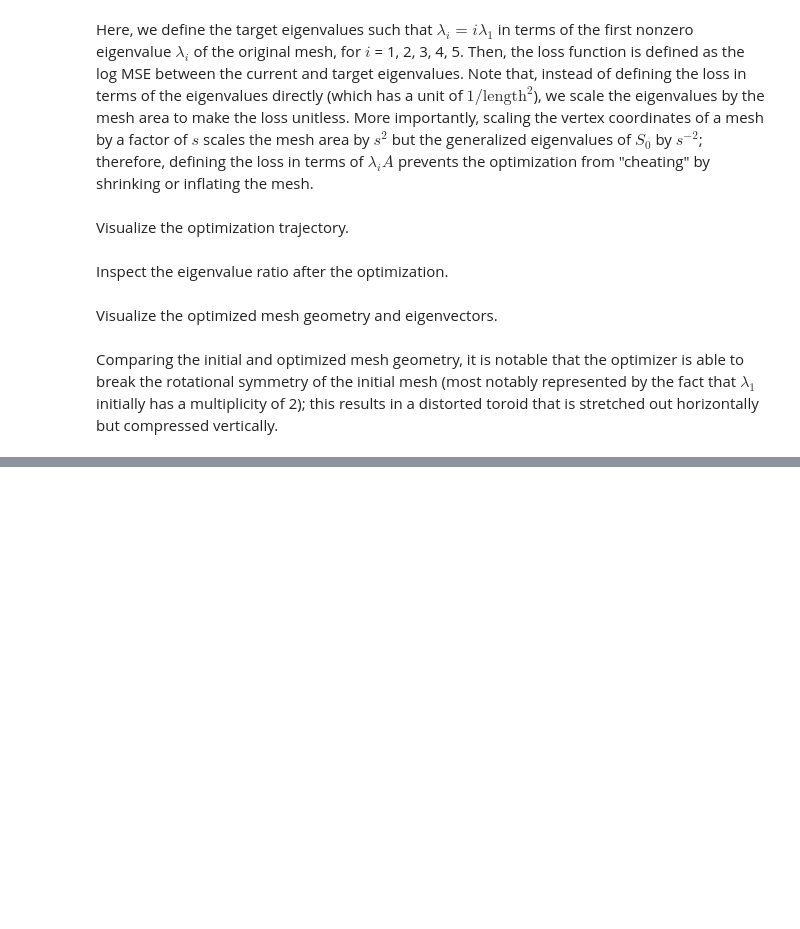
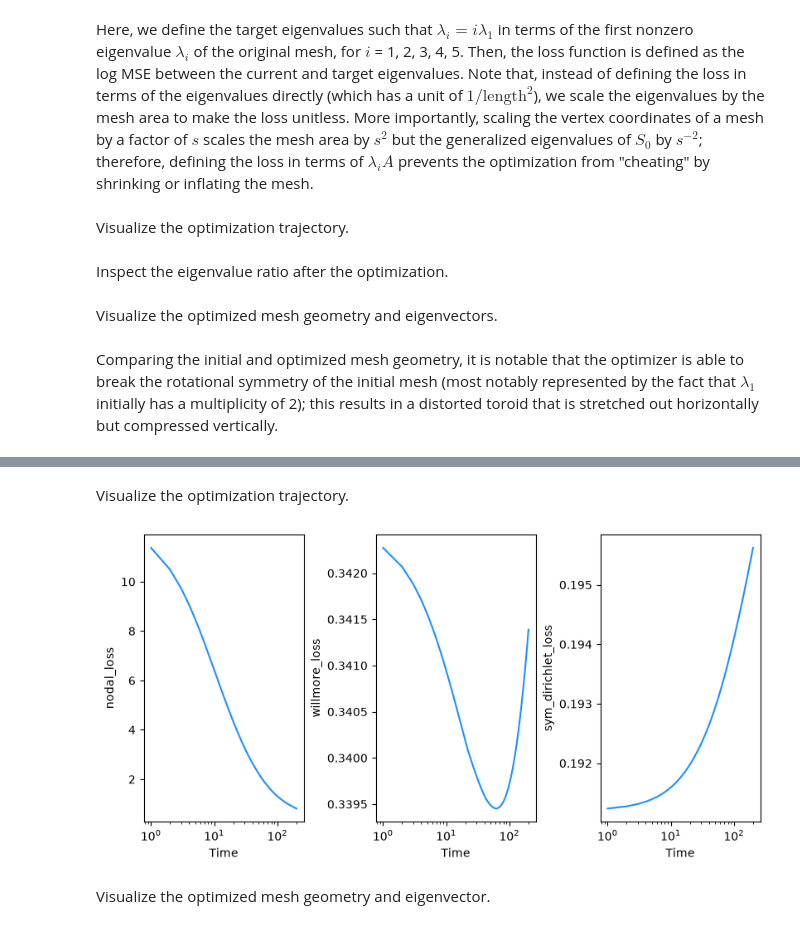
Before and after one commit to luhong88/cochain, a Jupyter notebook: demos/demo_spectral_geometry.ipynb, the cells around one changed output, grey strips where cells are left out. Saved outputs shown, nothing was run; the diff lists cells and outputs as text; code cells hidden in the pictures; blank space fills up the shorter version.

Commit message:
update tet mesh spectral demo

```diff
--- a/demos/demo_spectral_geometry.ipynb
+++ b/demos/demo_spectral_geometry.ipynb
@@ -499,0 +767,6 @@ Comparing the initial and optimized mesh geometry, it is notable that the optimi
+# %%
+ideal_tet_vol = init_mesh_vol / bunny.n_tets
+reg_tet_vert_coords = reg_tet.vert_coords * math.cbrt(ideal_tet_vol / reg_tet_vol)
+# %%
+edge_mat_ref = compute_tet_edge_matrix(reg_tet_vert_coords, reg_tet.tets)
+edge_mat_inv_ref = torch.linalg.inv(edge_mat_ref)
@@ -499,0 +818,9 @@ Comparing the initial and optimized mesh geometry, it is notable that the optimi
+# %%
+n_steps = 200
+update_frequency = 20
+
+nodal_loss_weight = 100.0
+dirichlet_weight = 1e-3
+willmore_weight = 1e-3
+
+opt_lr = 0.1
@@ -499,0 +912,31 @@ Comparing the initial and optimized mesh geometry, it is notable that the optimi
+# %% [markdown]
+Visualize the optimization trajectory.
+# %%
+nodal_loss_traj = np.asarray(nodal_loss_traj)
+dirichlet_loss_traj = np.asarray(dirichlet_loss_traj)
+willmore_loss_traj = np.asarray(willmore_loss_traj)
+
+t_traj = np.asarray(range(len(nodal_loss_traj))) + 1
+# %%
+fig, axes = plt.subplots(1, 3, figsize=(8, 4), layout="constrained")
+
+
+axes[0].plot(t_traj, nodal_loss_traj, color="dodgerblue")
+axes[0].set_xscale("log")
+axes[0].set(xlabel="Time", ylabel="nodal_loss")
+
+
+axes[1].set_xscale("log")
+axes[1].plot(t_traj, willmore_loss_traj, color="dodgerblue")
+axes[1].set(xlabel="Time", ylabel="willmore_loss")
+
+axes[2].plot(t_traj, dirichlet_loss_traj, color="dodgerblue")
+axes[2].set_xscale("log")
+axes[2].set(xlabel="Time", ylabel="sym_dirichlet_loss")
+
+plt.show()
+plt.close()
+# %% [output]
+[figure, added]
+# %% [markdown]
+Visualize the optimized mesh geometry and eigenvector.
```
Also changed, not shown: parts of 68 cells of this notebook, 1 other file.
